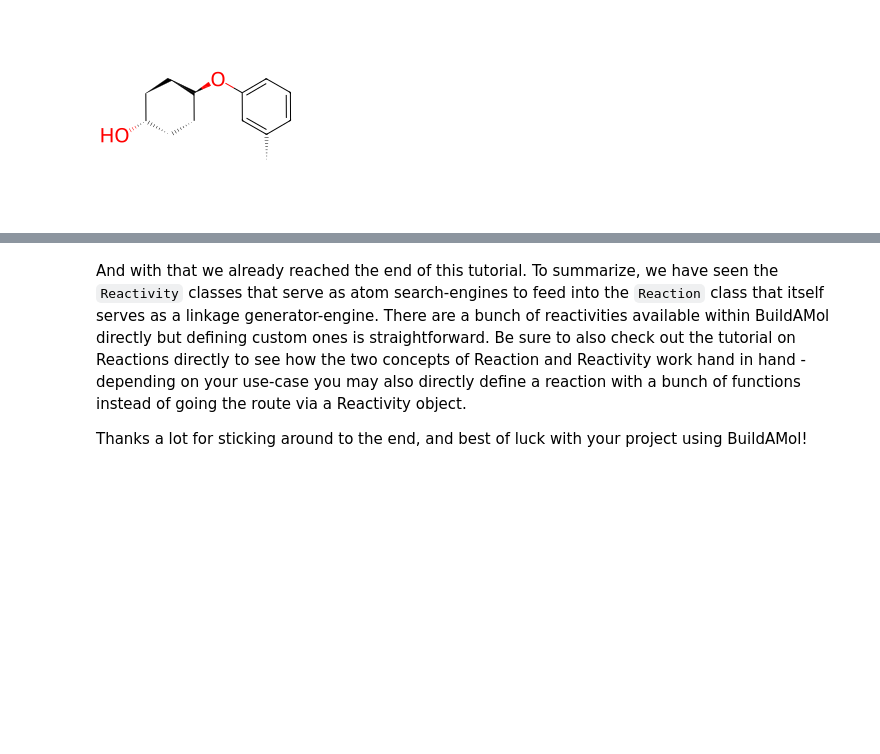
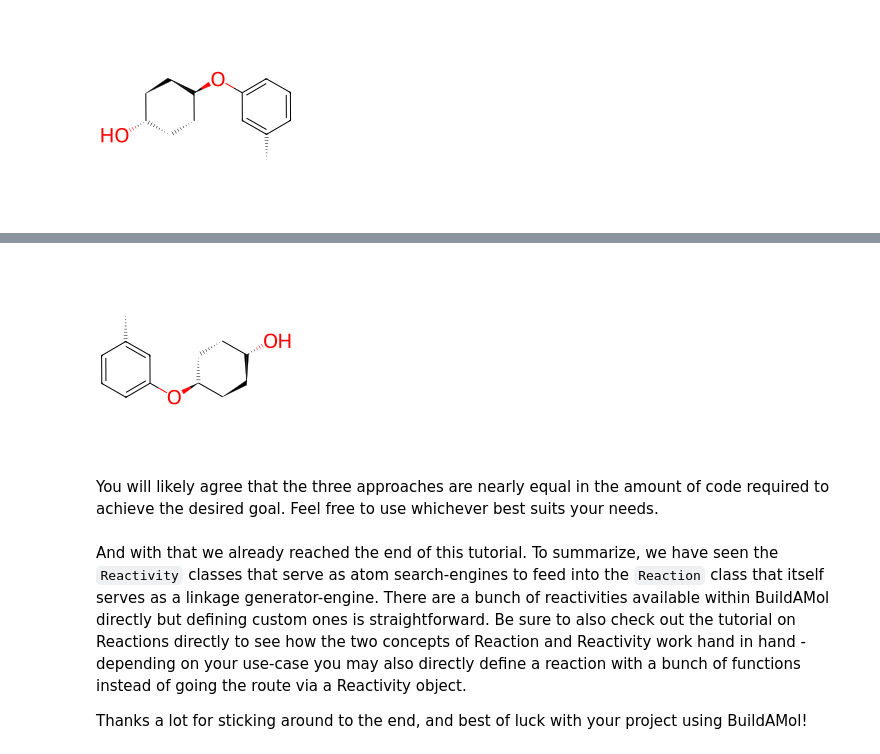
Before and after one commit to NoahHenrikKleinschmidt/buildamol, a Jupyter notebook: docs/examples/reactivity.ipynb, the cells around one changed output, grey strips where cells are left out. Saved outputs shown, nothing was run; the diff lists cells and outputs as text; code cells hidden in the pictures; blank space fills up the shorter version.

```diff
--- a/docs/examples/reactivity.ipynb
+++ b/docs/examples/reactivity.ipynb
@@ -205,3 +251,20 @@ product.draw2d().draw(width=200, height=200)
+# %%
+# (option 3) find atoms first and then create a linkage manually
+
+amine_linker, amine_deleters = Amine().find_electrophilic_atoms(toluidine, serves_target=False)
+
+link = bam.linkage(
+    atom1=cyclohexanol.get_atom("O1", residue=1),
+    atom2=amine_linker,
+    delete_in_source=[amine_deleters],
+)
+
+product = bam.connect(cyclohexanol, toluidine, link)
+product.draw2d().draw(width=200, height=200)
+# %% [output]
+[figure, added]
+# %% [markdown]
+You will likely agree that the three approaches are nearly equal in the amount of code required to achieve the desired goal. Feel free to use whichever best suits your needs.
 # %% [markdown]
 And with that we already reached the end of this tutorial. To summarize, we have seen the `Reactivity` classes that serve as atom search-engines to feed into the `Reaction` class that itself serves as a linkage generator-engine. There are a bunch of reactivities available within BuildAMol directly but defining custom ones is straightforward. Be sure to also check out the tutorial on Reactions directly to see how the two concepts of Reaction and Reactivity work hand in hand - depending on your use-case you may also directly define a reaction with a bunch of functions instead of going the route via a Reactivity object.
 
```
Also changed, not shown: parts of 4 cells of this notebook.
